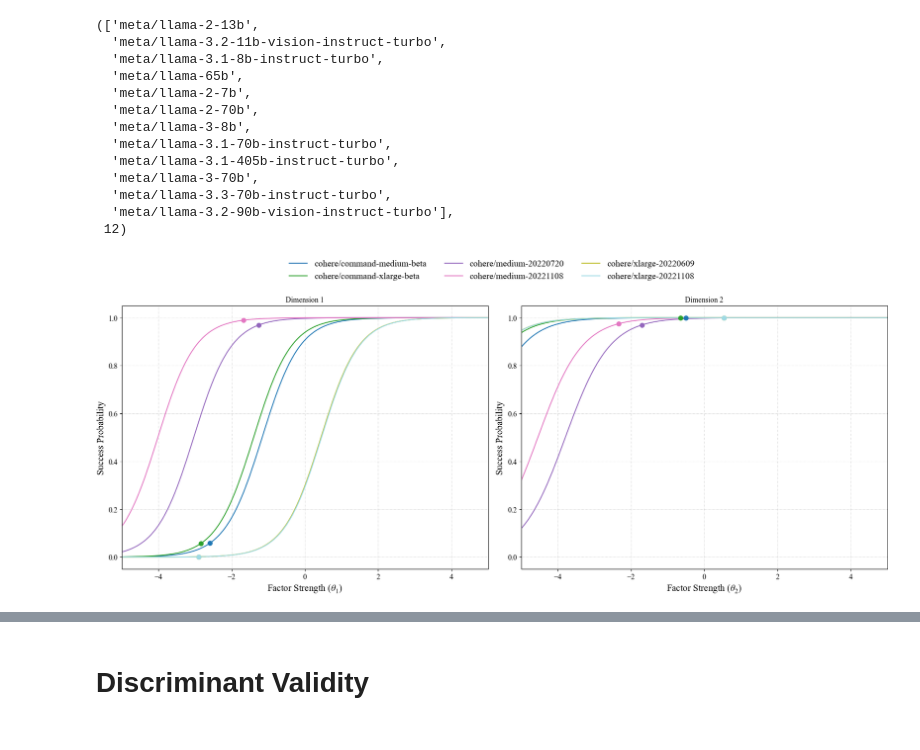
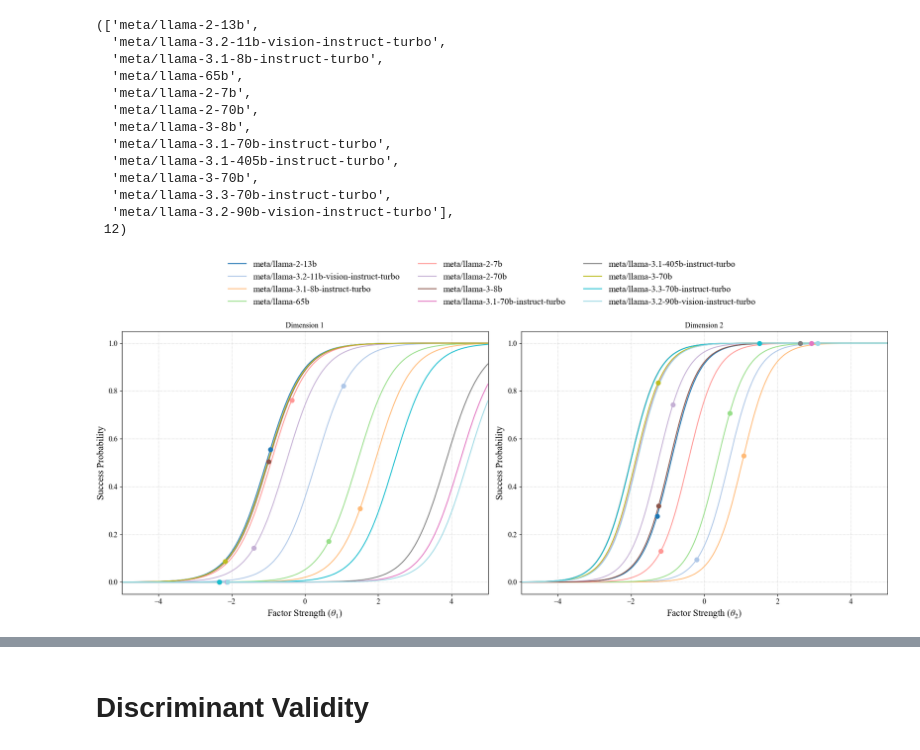
Before and after one commit to ronanhansel/reeval-multi, a Jupyter notebook: mirt-official/calibration.ipynb, the cells around one changed output, grey strips where cells are left out. Drawn from its saved outputs; the diff is of its cells as text; code cells hidden in the pictures.

```diff
--- a/mirt-official/calibration.ipynb
+++ b/mirt-official/calibration.ipynb
@@ -529,42 +529,46 @@ def plot_conditional_iccs_for_models(theta_df, a_df, b_df, labels_to_plot):
             ax2.scatter(theta_model.iloc[1], actual_prob, s=50, zorder=5, color=ax2.get_lines()[-1].get_color())
 
     ax2.set_title('Dimension 2')
     ax2.set_xlabel(r'Factor Strength ($\theta_2$)')
     ax2.set_ylabel('Success Probability')
     ax2.set_ylim(-0.05, 1.05)
     ax2.set_xlim(-5, 5)
     ax2.grid(True, linestyle=':', alpha=0.7)
 
     # --- Legend and Layout Adjustment (Updated based on your reference) ---
     handles, labels = ax1.get_legend_handles_labels()
 
     fig.legend(handles, labels, loc='lower center', bbox_to_anchor=(0.5, 1.0), ncol=3, fontsize='large', frameon=False)
 
     # REPLACED: Use tight_layout() to automatically adjust the subplot positions to make room for the legend.
     plt.tight_layout()
 
     plt.show()
 # --- Your Calling Code ---
 
-labels_to_plot = [
-    'cohere/command-medium-beta',
-    'cohere/command-xlarge-beta',
-    'cohere/medium-20220720',
-    'cohere/medium-20221108',
-    'cohere/xlarge-20220609',
-    'cohere/xlarge-20221108',
-]
+labels_to_plot = ['meta/llama-2-13b',
+  'meta/llama-3.2-11b-vision-instruct-turbo',
+  'meta/llama-3.1-8b-instruct-turbo',
+  'meta/llama-65b',
+  'meta/llama-2-7b',
+  'meta/llama-2-70b',
+  'meta/llama-3-8b',
+  'meta/llama-3.1-70b-instruct-turbo',
+  'meta/llama-3.1-405b-instruct-turbo',
+  'meta/llama-3-70b',
+  'meta/llama-3.3-70b-instruct-turbo',
+  'meta/llama-3.2-90b-vision-instruct-turbo']
 
 # Ensure your real DataFrames are 2D and have matching indices
 a_df_2d = a_df.iloc[:, :2]
 theta_df_2d = theta_df.iloc[:, :2]
 a_df_2d.index = conv_questions
 b_df = pd.DataFrame(b, columns=['Difficulty'], index=conv_questions)
 
 # Call the function with your actual MIRT results
 plot_conditional_iccs_for_models(theta_df_2d, a_df_2d, b_df, labels_to_plot)
 # %% [output]
-[figure, old version]
+[figure, new version]
 # %%
 import pandas as pd
 import numpy as np
```
Also changed, not shown: parts of 17 cells of this notebook, 3 other files.
